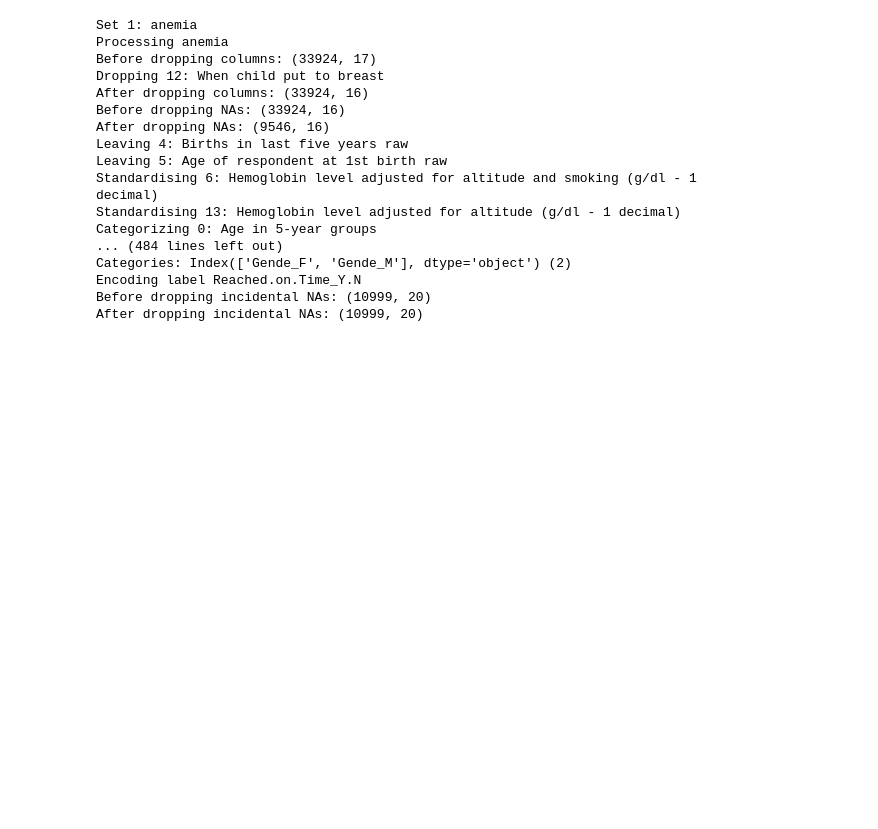
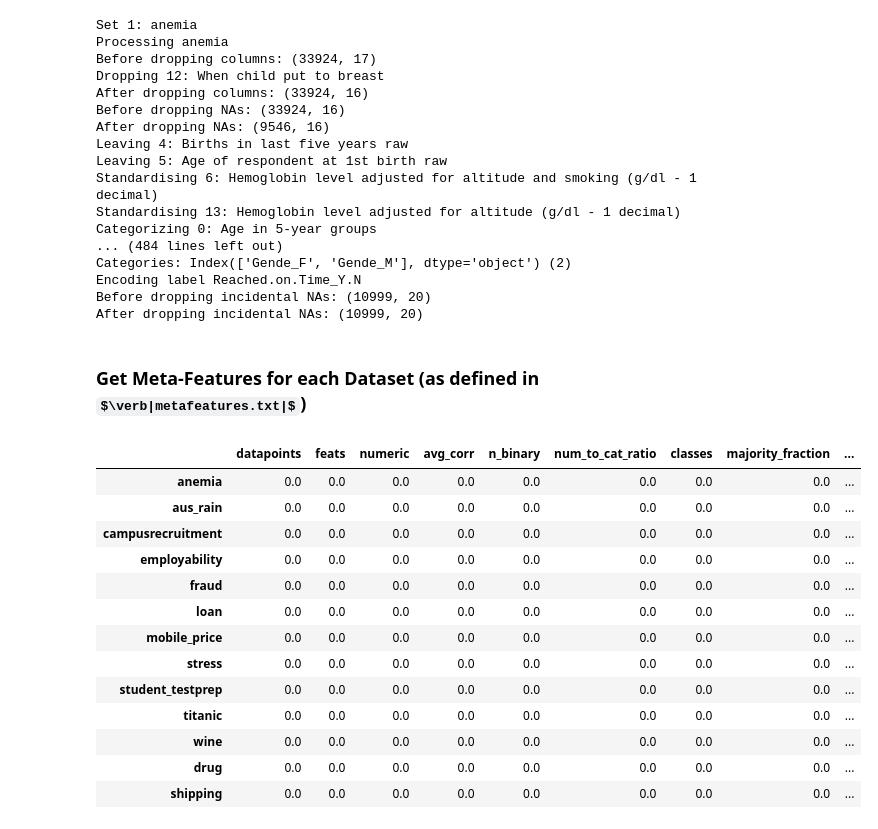
Before and after one commit to SantriptaSharma/iml-metaclassifiers, a Jupyter notebook: preprocess.ipynb, the cells around one changed output. Drawn from its saved outputs; the diff is of its cells as text; code cells hidden in the pictures; some formulas as TeX source; blank space fills up the shorter version.

```diff
--- a/preprocess.ipynb
+++ b/preprocess.ipynb
@@ -184,3 +184,24 @@ Categories: Index(['Gende_F', 'Gende_M'], dtype='object') (2)
 Encoding label Reached.on.Time_Y.N
 Before dropping incidental NAs: (10999, 20)
 After dropping incidental NAs: (10999, 20)
+# %% [markdown]
+### Get Meta-Features for each Dataset (as defined in $\verb|metafeatures.txt|$)
+# %%
+meta_feats = pd.DataFrame(columns=["datapoints","feats","numeric","avg_corr","n_binary","num_to_cat_ratio","classes","majority_fraction","best_classifier"], index=sets.keys(), data=0.0)
+
+meta_feats
+# %% [output]
+|  | datapoints | feats | numeric | avg_corr | n_binary | num_to_cat_ratio | classes | majority_fraction | ... |
+| anemia | 0.0 | 0.0 | 0.0 | 0.0 | 0.0 | 0.0 | 0.0 | 0.0 | ... |
+| aus_rain | 0.0 | 0.0 | 0.0 | 0.0 | 0.0 | 0.0 | 0.0 | 0.0 | ... |
+| campusrecruitment | 0.0 | 0.0 | 0.0 | 0.0 | 0.0 | 0.0 | 0.0 | 0.0 | ... |
+| employability | 0.0 | 0.0 | 0.0 | 0.0 | 0.0 | 0.0 | 0.0 | 0.0 | ... |
+| fraud | 0.0 | 0.0 | 0.0 | 0.0 | 0.0 | 0.0 | 0.0 | 0.0 | ... |
+| loan | 0.0 | 0.0 | 0.0 | 0.0 | 0.0 | 0.0 | 0.0 | 0.0 | ... |
+| mobile_price | 0.0 | 0.0 | 0.0 | 0.0 | 0.0 | 0.0 | 0.0 | 0.0 | ... |
+| stress | 0.0 | 0.0 | 0.0 | 0.0 | 0.0 | 0.0 | 0.0 | 0.0 | ... |
+| student_testprep | 0.0 | 0.0 | 0.0 | 0.0 | 0.0 | 0.0 | 0.0 | 0.0 | ... |
+| titanic | 0.0 | 0.0 | 0.0 | 0.0 | 0.0 | 0.0 | 0.0 | 0.0 | ... |
+| wine | 0.0 | 0.0 | 0.0 | 0.0 | 0.0 | 0.0 | 0.0 | 0.0 | ... |
+| drug | 0.0 | 0.0 | 0.0 | 0.0 | 0.0 | 0.0 | 0.0 | 0.0 | ... |
+| shipping | 0.0 | 0.0 | 0.0 | 0.0 | 0.0 | 0.0 | 0.0 | 0.0 | ... |
```
Also changed, not shown: parts of 13 cells of this notebook, 8 other files.
